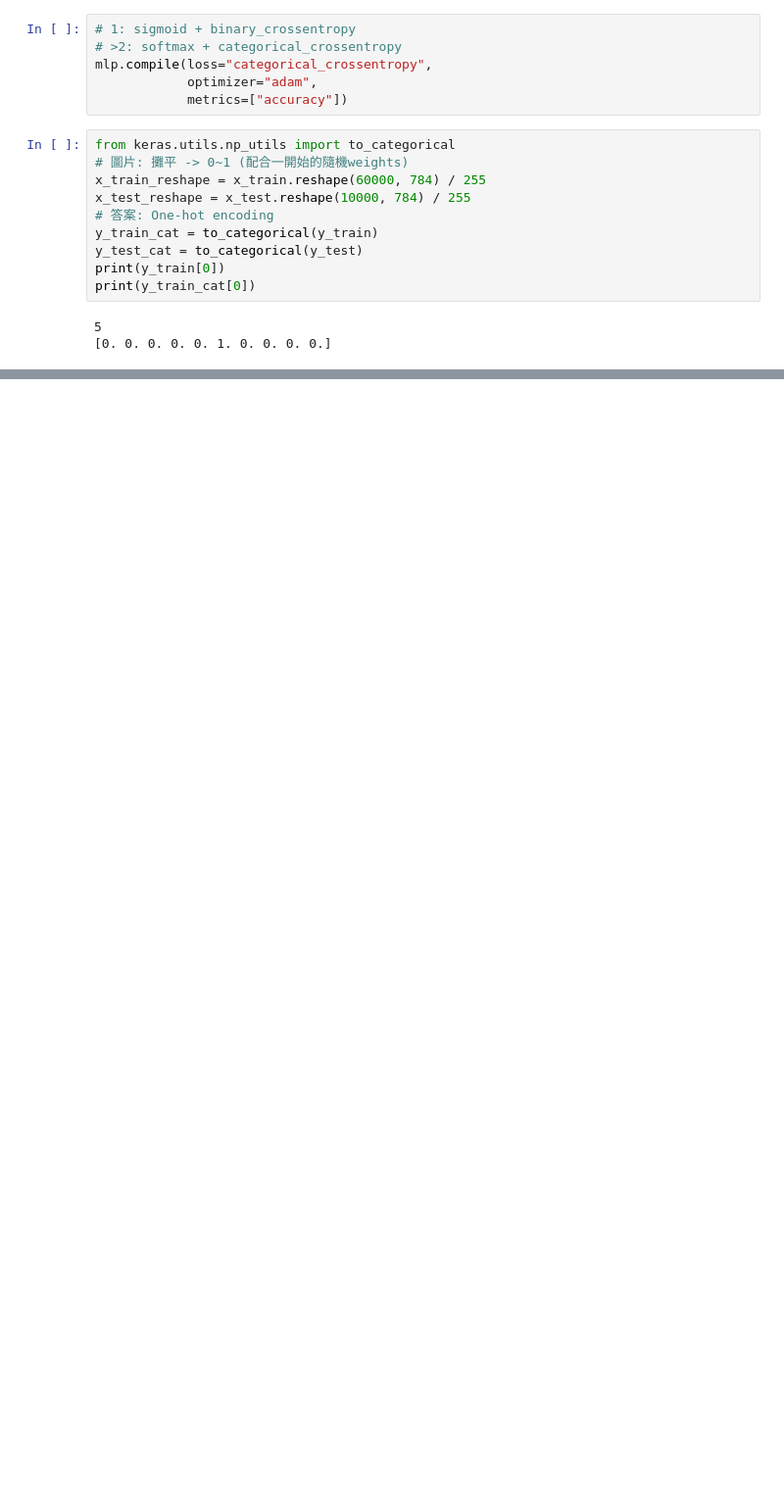
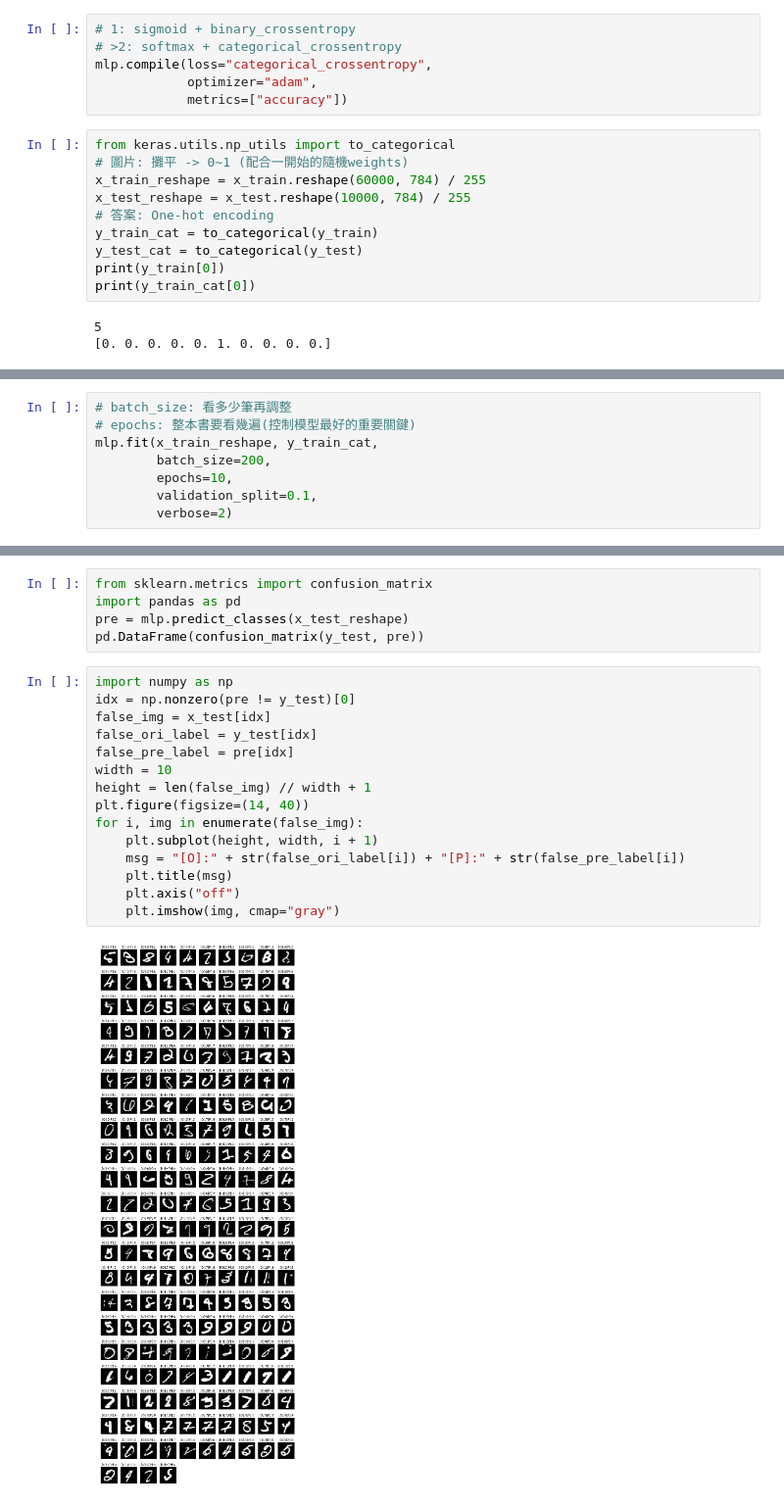
Before and after one commit to Elwing-Chou/MLMCUT, a Jupyter notebook: mlp.ipynb, the cells around one changed output, grey strips where cells are left out. Shown: that part at 98% size. Cells and saved outputs as stored; diff of their text form; blank space fills up the shorter version.

```diff
--- a/mlp.ipynb
+++ b/mlp.ipynb
@@ -76,0 +88,8 @@ mlp.fit
+# %%
+# batch_size: 看多少筆再調整
+# epochs: 整本書要看幾遍(控制模型最好的重要關鍵)
+mlp.fit(x_train_reshape, y_train_cat,
+        batch_size=200,
+        epochs=10,
+        validation_split=0.1,
+        verbose=2)
@@ -76,0 +101,22 @@ mlp.fit
+# %%
+from sklearn.metrics import confusion_matrix
+import pandas as pd
+pre = mlp.predict_classes(x_test_reshape)
+pd.DataFrame(confusion_matrix(y_test, pre))
+# %%
+import numpy as np
+idx = np.nonzero(pre != y_test)[0]
+false_img = x_test[idx]
+false_ori_label = y_test[idx]
+false_pre_label = pre[idx]
+width = 10
+height = len(false_img) // width + 1
+plt.figure(figsize=(14, 40))
+for i, img in enumerate(false_img):
+    plt.subplot(height, width, i + 1)
+    msg = "[O]:" + str(false_ori_label[i]) + "[P]:" + str(false_pre_label[i])
+    plt.title(msg)
+    plt.axis("off")
+    plt.imshow(img, cmap="gray")
+# %% [output]
+[figure, added]
```
Also changed, not shown: parts of 3 cells of this notebook.
